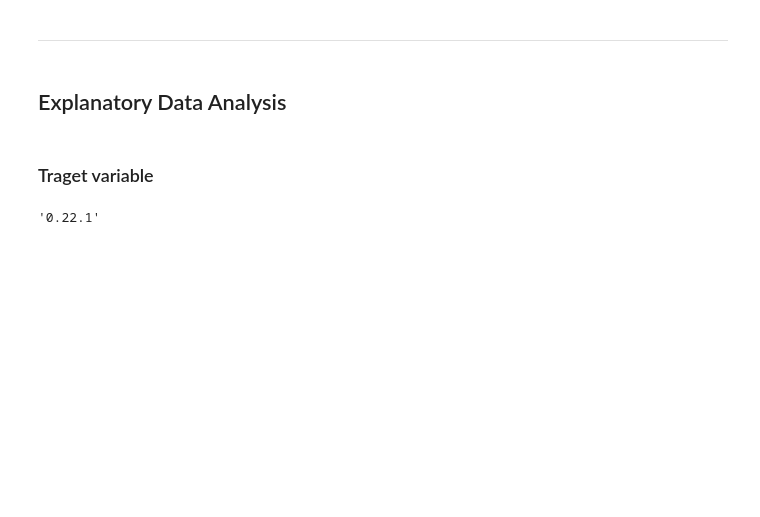
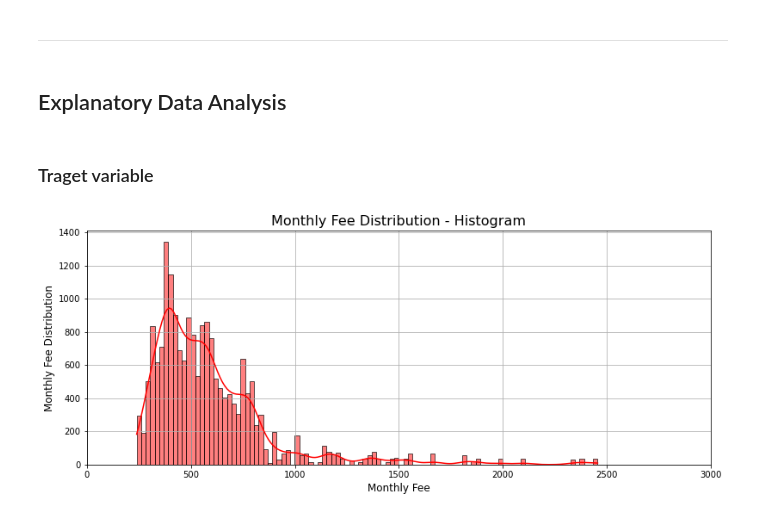
Before and after one commit to h11818774/DataSienceLab, a Jupyter notebook: Project_1805.ipynb, the cells around one changed output. Cells and saved outputs as stored; diff of their text form; code cells hidden in the pictures; blank space fills up the shorter version.

```diff
--- a/Project_1805.ipynb
+++ b/Project_1805.ipynb
@@ -104,6 +113,9 @@ class CalculateAge(BaseEstimator, TransformerMixin):
         self.columns = columns
     def fit(self, X, y=None):
         return self
+
+    def get_feature_names_out(self):
+        pass
 
     def transform(self, X, y=None):
         print(self.columns)
@@ -120,6 +132,7 @@ class CalculateAge(BaseEstimator, TransformerMixin):
             columns = self.columns
         else:
             columns = Xc.columns
+        Xc[columns[0]] = Xc[columns[0]].replace(["","nan"], np.nan)
         Xc[columns[0]] = Xc[columns[0]].apply(calculate_age)
         return Xc
 
@@ -139,24 +152,14 @@ class RemoveUnits(BaseEstimator, TransformerMixin):
             except AttributeError:
                 return input
 
-
         X_=X.copy()
         columns = X.columns
         X_[columns] = X_[columns].apply(lambda col: col.replace(["","nan"], np.nan))
         X_[columns] = X_[columns].apply(lambda col: col.apply(extractFloats))
         return X_
 
-class PandasTransformer(TransformerMixin, BaseEstimator):
-    def __init__(self, transformer):
-        self.transformer = transformer
-
-    def fit(self, X, y=None):
-        self.transformer.fit(X, y)
-        return self
-
-    def transform(self, X):
-        transformed = self.transformer.transform(X)
-        return pd.DataFrame(transformed, columns=X.columns)
+    def get_feature_names_out(self):
+        pass
 # %%
 units = ["milage", "duration", "fee", "emission", "consumption", "horsepower", "kilowatts"]
 
@@ -166,8 +169,8 @@ basicpreprocessor = ColumnTransformer(
         ('unit', RemoveUnits(),units)
     ],
     remainder = "passthrough",
-    #verbose_feature_names_out=False,
-).set_output(transfrom="pandas")
+    verbose_feature_names_out=False,
+).set_output(transform="pandas")
 
-df_new = basicpreprocessor.fit_transform(df)
+df = basicpreprocessor.fit_transform(df)
 # %% [output]
@@ -194,7 +201,18 @@ df_new
 ## Explanatory Data Analysis
 # %% [markdown]
 ### Traget variable
-# %%
-sklearn.__version__
-# %% [output]
-'0.22.1'
+# %%
+# Histogram
+hist_color = 'red'
+title_font_size = 16
+label_font_size = 12
+plt.figure(figsize=(13,5))
+sns.histplot(df['fee'], kde=True, color=hist_color)
+plt.title('Monthly Fee Distribution - Histogram', fontsize=title_font_size)
+plt.xlabel('Monthly Fee', fontsize=label_font_size)
+plt.xticks(ticks=plt.xticks()[0][::1])
+plt.ylabel('Monthly Fee Distribution', fontsize=label_font_size)
+plt.grid(True)
+plt.show()
+# %% [output]
+[figure, added]
```
Also changed, not shown: parts of 24 cells of this notebook.
